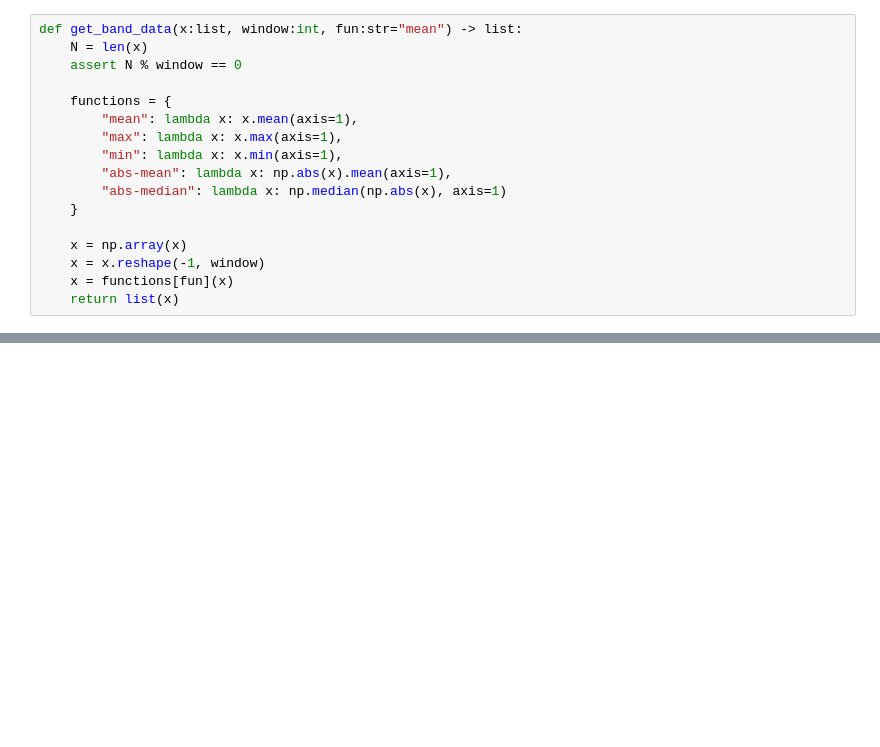
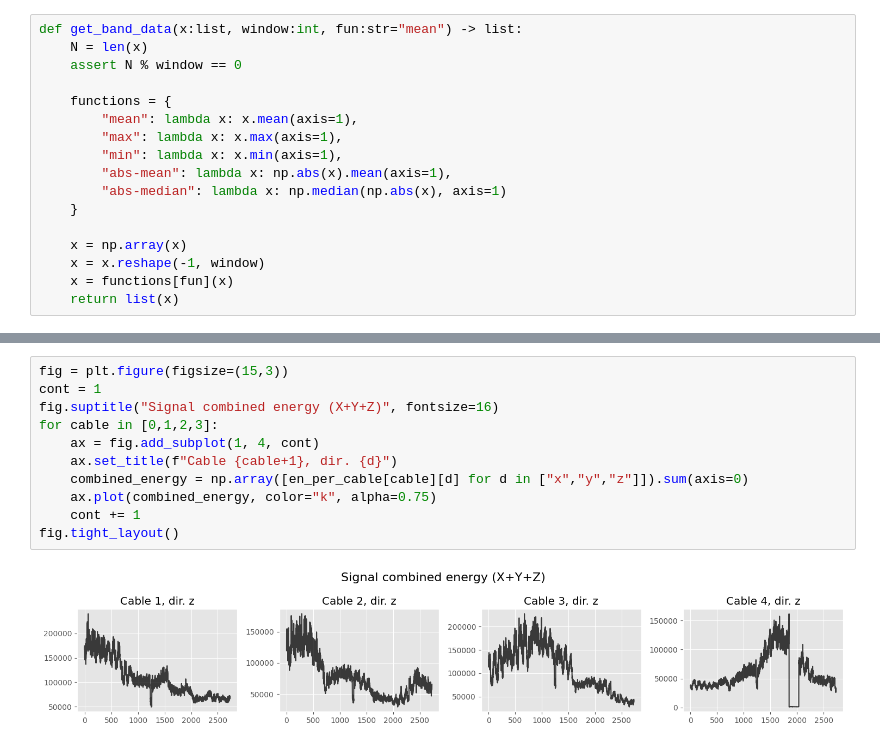
Before and after one commit to eduardocoraca/transmission-tower-monitoring, a Jupyter notebook: notebooks/1_dataset_visualization.ipynb, the cells around one changed output, grey strips where cells are left out. Drawn from its saved outputs; the diff is of its cells as text; blank space fills up the shorter version.

```diff
--- a/notebooks/1_dataset_visualization.ipynb
+++ b/notebooks/1_dataset_visualization.ipynb
@@ -146,0 +159,13 @@ fig.tight_layout()
+# %%
+fig = plt.figure(figsize=(15,3))
+cont = 1
+fig.suptitle("Signal combined energy (X+Y+Z)", fontsize=16)
+for cable in [0,1,2,3]:
+    ax = fig.add_subplot(1, 4, cont)
+    ax.set_title(f"Cable {cable+1}, dir. {d}")
+    combined_energy = np.array([en_per_cable[cable][d] for d in ["x","y","z"]]).sum(axis=0)
+    ax.plot(combined_energy, color="k", alpha=0.75)
+    cont += 1
+fig.tight_layout()
+# %% [output]
+[figure, added]
```
Also changed, not shown: parts of 19 cells of this notebook, 2 other files.
